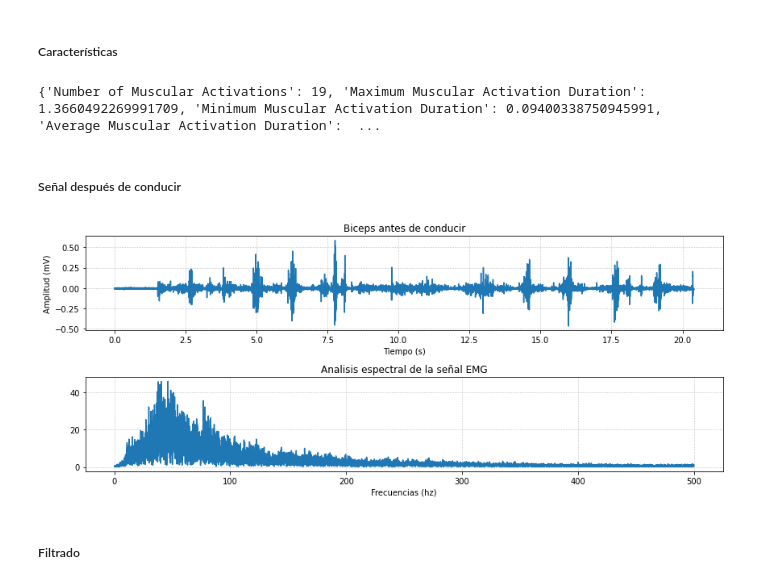
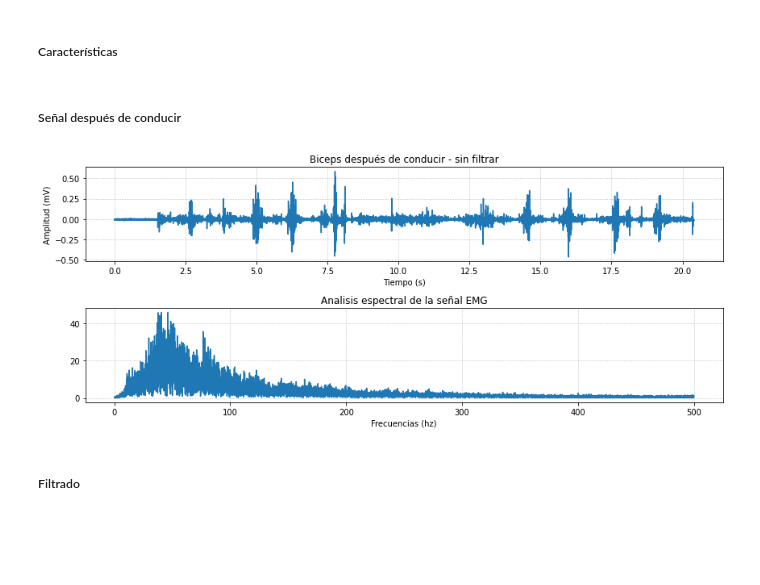
Before and after one commit to fruizg/Introduccion_de_senales, a Jupyter notebook: Software/Procesamiento_Senales/ProcesamientoBicep.ipynb, the cells around one changed output. Drawn from its saved outputs; the diff is of its cells as text; code cells hidden in the pictures; blank space fills up the shorter version.

```diff
--- a/Software/Procesamiento_Senales/ProcesamientoBicep.ipynb
+++ b/Software/Procesamiento_Senales/ProcesamientoBicep.ipynb
@@ -120,15 +105,2 @@ plt.show()
 # %% [markdown]
 ##### Características
-# %%
-Caracteristicas_Inicial = {}
-# MNF = []
-# for i in range(len(freq_axis_2)) :
-#     power_spect_2[i] = power_spect_2[i]**2
-#     aux = sum(freq_axis_2[i] * power_spect_2[i]) / sum(power_spect_2)
-#     MNF.append(aux)
-# mnfValue = mean(MNF)
-Caracteristicas_Inicial = bsnb.emg_parameters(BicepDer_FaseInicialFilter, Fs, raw_to_mv=False)
-# Caracteristicas_Inicial['MNF'] = mnfValue
-print(Caracteristicas_Inicial)
-# %% [output]
-{'Number of Muscular Activations': 19, 'Maximum Muscular Activation Duration': 1.3660492269991709, 'Minimum Muscular Activation Duration': 0.09400338750945991, 'Average Muscular Activation Duration':  ...
@@ -137,30 +112,30 @@ print(Caracteristicas_Inicial)
 # %%
 #Transformada de Fourier
 freq_axis_3, power_spect_3 = bsnb.plotfft(BicepDer_FaseFinal, Fs)
 
 #Visualización de la señal
 plt.figure(figsize=(12,5))
 plt.subplot(211)
 plt.subplots_adjust(hspace=0.6, wspace=0.6)
 plt.plot(Time2,BicepDer_FaseFinal)
 plt.grid(linestyle=":")
 plt.xlabel("Tiempo (s)")
 plt.ylabel("Amplitud (mV)")
-plt.title("Biceps antes de conducir")    # graficamos la señal
+plt.title("Biceps después de conducir - sin filtrar")    # graficamos la señal
 
 #Respuesta en frecuecnia
 plt.subplot(212)
 plt.grid(linestyle=":")
 plt.title("Analisis espectral de la señal EMG")
 plt.xlabel("Frecuencias (hz)")
 plt.plot(freq_axis_3, power_spect_3)
 plt.tight_layout()
 fig = plt.gcf()
 fig.set_facecolor('white')
 #plt.savefig('EMGyFFT_crudo.png', transparent=False, )
 plt.show()
 # %% [output]
-[figure, old version]
+[figure, new version]
 # %% [markdown]
 ##### Filtrado
 # %%
```
Also changed, not shown: parts of 8 cells of this notebook, 5 other files.
